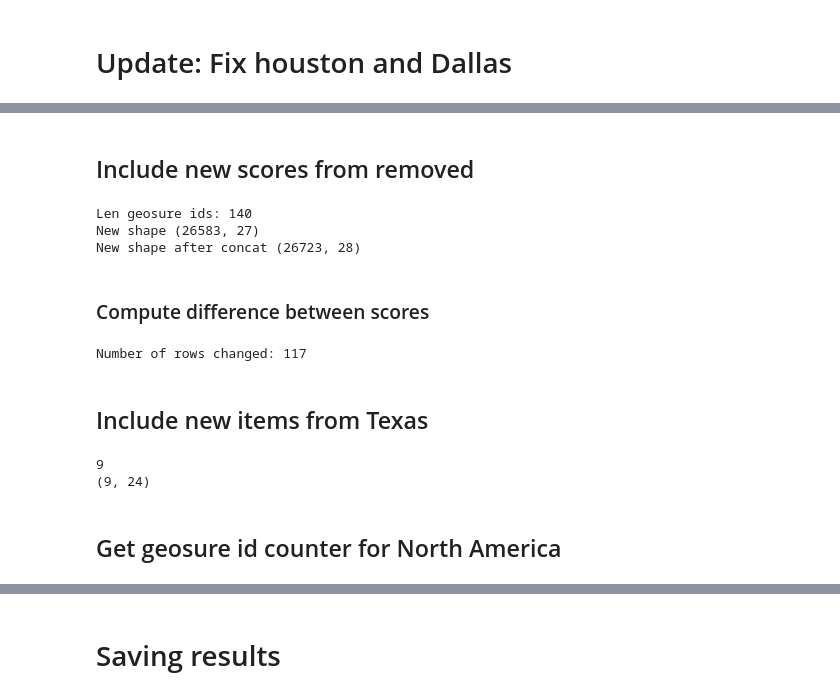
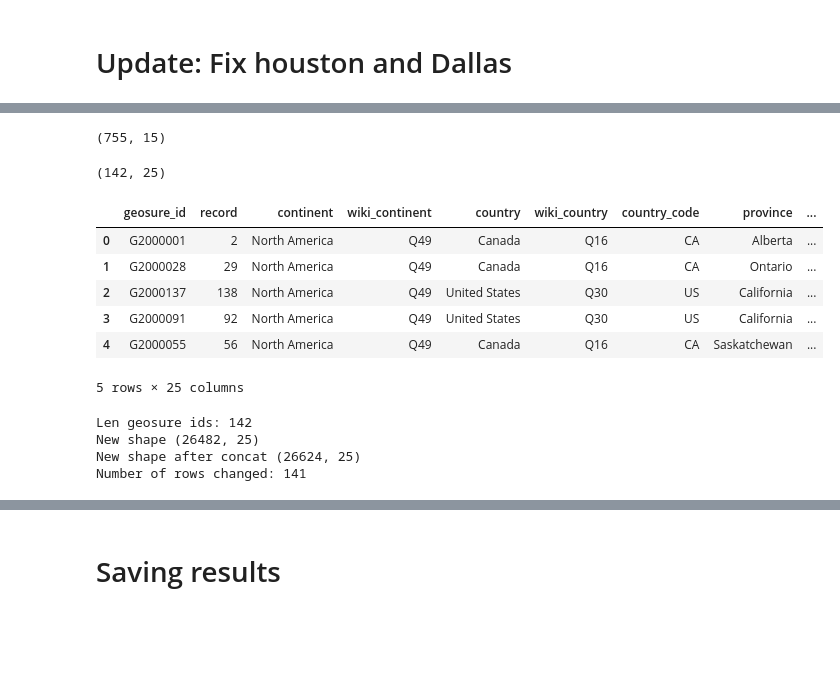
Before and after one commit to JorgeMartinezG/notebooks, a Jupyter notebook: Include new NA data.ipynb, the cells around one changed output, grey strips where cells are left out. Cells and saved outputs as stored; diff of their text form; code cells hidden in the pictures; blank space fills up the shorter version.

```diff
--- a/Include new NA data.ipynb
+++ b/Include new NA data.ipynb
@@ -211,8 +246,7 @@ df_new.sort_values(by='geosure_id', inplace=True)
 # %% [markdown]
 # Update: Fix houston and Dallas
 # %%
-old_df = df.copy()
-df = df_new.copy()
+df = df_final.copy()
 df_tx = pd.read_csv('/Users/jorge/Desktop/mdf_texas.csv')
 print(df.shape)
 print(df_tx.shape)
@@ -228,3 +261,0 @@ print(df_tx_old.shape)
-# %%
-df_tx_old['coords'] = list(zip(df_tx_old['latitude'], df_tx_old['longitude']))
-df_tx['coords'] = list(zip(df_tx['latitude'], df_tx['longitude']))
@@ -268,40 +262,30 @@ df_replace.head()
-# %% [markdown]
-## Include new scores from removed
-# %%
-geosure_ids = df_replace['geosure_id'].tolist()
-print("Len geosure ids: {}".format(len(geosure_ids)))
-
-df_new = df.loc[~df['geosure_id'].isin(geosure_ids)].copy()
-
-print('New shape {0}'.format(df_new.shape))
-
-df_new = pd.concat([df_new, df_replace], axis=0)
-
-df_new = df_new.reset_index()
-df_new.sort_values(by='geosure_id', inplace=True)
-
-print('New shape after concat {0}'.format(df_new.shape))
-# %% [output]
-Len geosure ids: 140
-New shape (26583, 27)
-New shape after concat (26723, 28)
-# %% [markdown]
-### Compute difference between scores
+# %%
+df_tx_old, df_tx = create_coords(df_tx_old, df_tx)
+# %%
+df_costs = create_costs(df_tx, df_tx_old, comp_columns)
+df_cost = df_costs.reset_index(drop=True)
+df_cost.shape
+# %% [output]
+(755, 15)
+# %%
+df_replace = create_replace_df(df_tx_old, df_tx, df_cost)
+print(df_replace.shape)
+df_replace.head()
+# %% [output]
+(142, 25)
+|  | geosure_id | record | continent | wiki_continent | country | wiki_country | country_code | province | ... |
+| 0 | G2000001 | 2 | North America | Q49 | Canada | Q16 | CA | Alberta | ... |
+| 1 | G2000028 | 29 | North America | Q49 | Canada | Q16 | CA | Ontario | ... |
+| 2 | G2000137 | 138 | North America | Q49 | United States | Q30 | US | California | ... |
+| 3 | G2000091 | 92 | North America | Q49 | United States | Q30 | US | California | ... |
+| 4 | G2000055 | 56 | North America | Q49 | Canada | Q16 | CA | Saskatchewan | ... |
+5 rows × 25 columns
 # %%
+df_new = replace_ids(df_replace, df)
+print('New shape after concat {0}'.format(df_new.shape))
 print("Number of rows changed: {0}".format(check_diff(df, df_new)))
 # %% [output]
-Number of rows changed: 117
+Len geosure ids: 142
+New shape (26482, 25)
+New shape after concat (26624, 25)
+Number of rows changed: 141
-# %% [markdown]
-## Include new items from Texas
-# %%
-comp_bad = df_comp.loc[(df_comp['latlng_dist'] != 0)]
-records_to_add = comp_bad['new_record']
-print(len(records_to_add))
-
-df_add = df_na.loc[df_na['record'].isin(records_to_add)]
-print(df_add.shape)
-# %% [output]
-9
-(9, 24)
-# %% [markdown]
-## Get geosure id counter for North America
```
Also changed, not shown: parts of 40 cells of this notebook.
